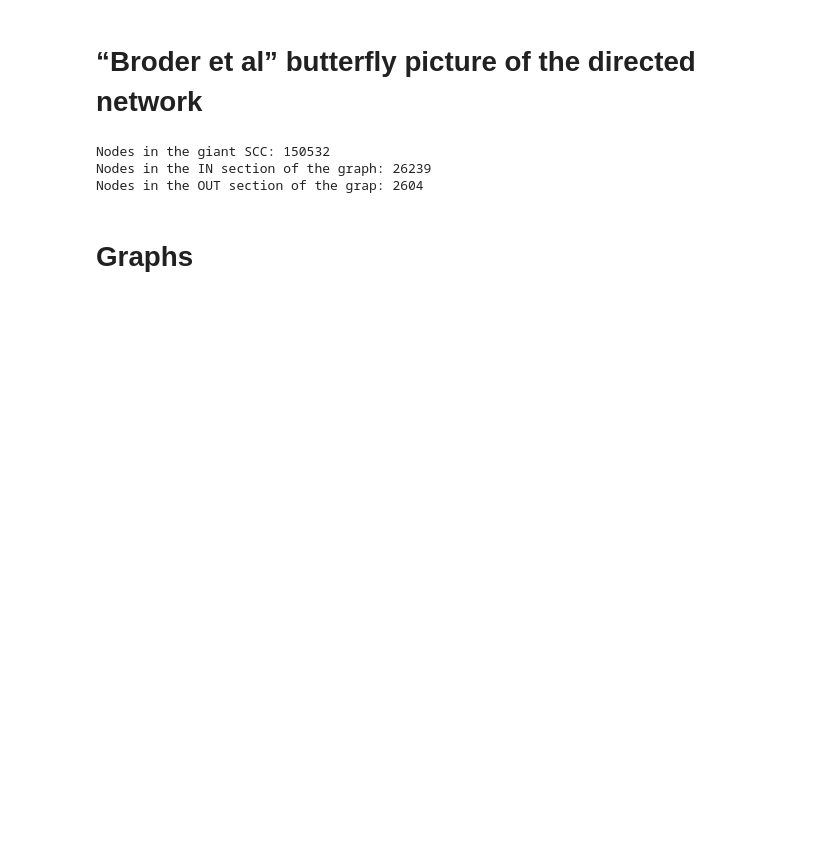
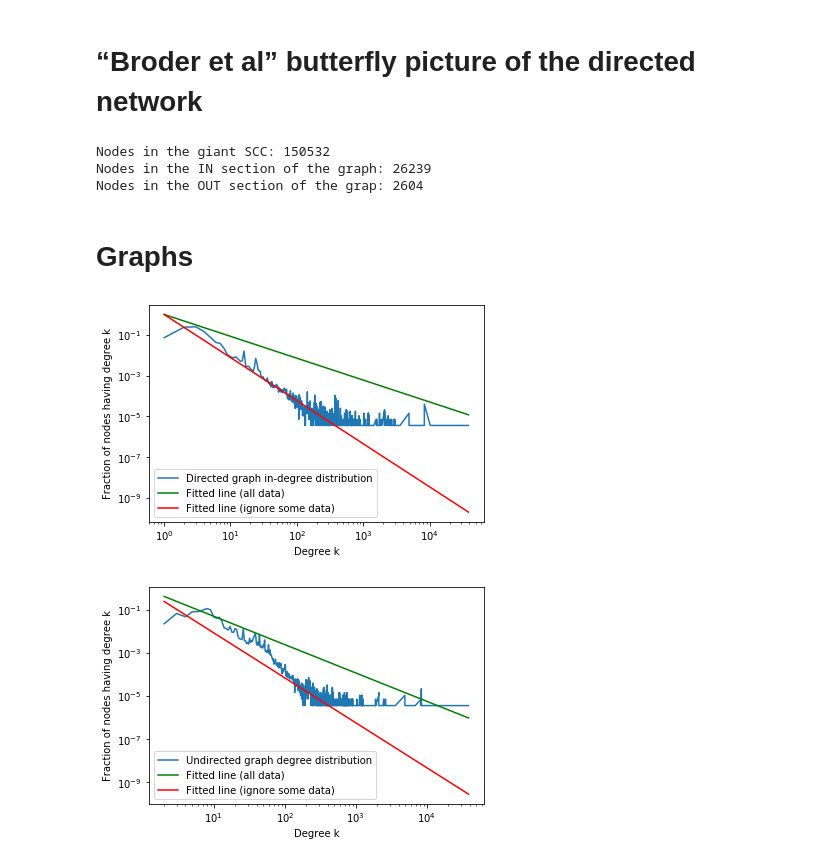
Before and after one commit to konczyk/ucdnet, a Jupyter notebook: Case_Study_1_Daniel_Konczyk/Case Study 1.ipynb, the cells around one changed output. Drawn from its saved outputs; the diff is of its cells as text; code cells hidden in the pictures; blank space fills up the shorter version.

Commit message:
Add graphs and fit lines

```diff
--- a/Case_Study_1_Daniel_Konczyk/Case Study 1.ipynb
+++ b/Case_Study_1_Daniel_Konczyk/Case Study 1.ipynb
@@ -7,11 +9,12 @@ from functools import reduce
 # %% [markdown]
 #  “Broder et al” butterfly picture of the directed network
+# %%
+directed_graph = "web-Stanford.txt"
+undirected_graph = "facebook_combined.txt"
 # %%
-SNAP_network = "web-Stanford.txt"
-
 G = defaultdict(set)
 # Load data into the graph data structure
-with open(SNAP_network, "r") as ins:
+with open(directed_graph, "r") as ins:
     for line in ins:
         if not line.startswith("#"):
             u, v = [int(i) for i in line.split()]
@@ -86,3 +89,44 @@ Nodes in the IN section of the graph: 26239
 Nodes in the OUT section of the grap: 2604
 # %% [markdown]
 # Graphs
+# %%
+D = nx.read_edgelist(directed_graph, create_using=nx.DiGraph())
+U = nx.read_edgelist(undirected_graph, create_using=nx.Graph())
+# %%
+def draw_distribution(num_nodes, degrees, xmax, label):
+    hist = defaultdict(lambda: 0)
+    for u, k in degrees:
+        hist[k+1] += 1
+    pairs = sorted(hist.items(), key=lambda x: x[0])
+    freq = [(k, v/num_nodes) for k,v in pairs]
+
+    x, y = zip(*freq)
+
+    p1, = plt.loglog(x,y)
+    plt.xlabel("Degree k")
+    plt.ylabel("Fraction of nodes having degree k")
+
+    x1 = np.log(np.array(x))
+    y1 = np.log(np.array(y))
+    A = np.vstack([x1, np.ones(len(x1))]).T
+    slope1, intercept1 = np.linalg.lstsq(A, y1, rcond=None)[0]
+    yfit = [t ** (slope1) for t in x]
+    p2, = plt.plot(x, yfit, color = 'green')
+
+    x2 = np.log(np.array([k for k in x if k <= xmax]))
+    y2 = np.log(np.array(y[0:len(x2)]))
+    A = np.vstack([x2, np.ones(len(x2))]).T
+    slope2, intercept2 = np.linalg.lstsq(A, y2, rcond=None)[0]
+    yfit2 = [t ** (slope2) for t in x]
+    p3, = plt.plot(x, yfit2, color = 'red')
+    plt.legend((p1, p2, p3), (label, 'Fitted line (all data)', 'Fitted line (ignore some data)'))
+
+    plt.show()
+
+    return (slope2, intercept2)
+# %%
+slope_di, intercept_di = draw_distribution(len(D.nodes()), D.in_degree(), 400, "Directed graph in-degree distribution")
+slope_un, intercept_un = draw_distribution(len(D.nodes()), D.degree(), 1000, "Undirected graph degree distribution")
+# %% [output]
+[figure, added]
+[figure, added]
```
Also changed, not shown: parts of 1 cell of this notebook, 1 other file.
